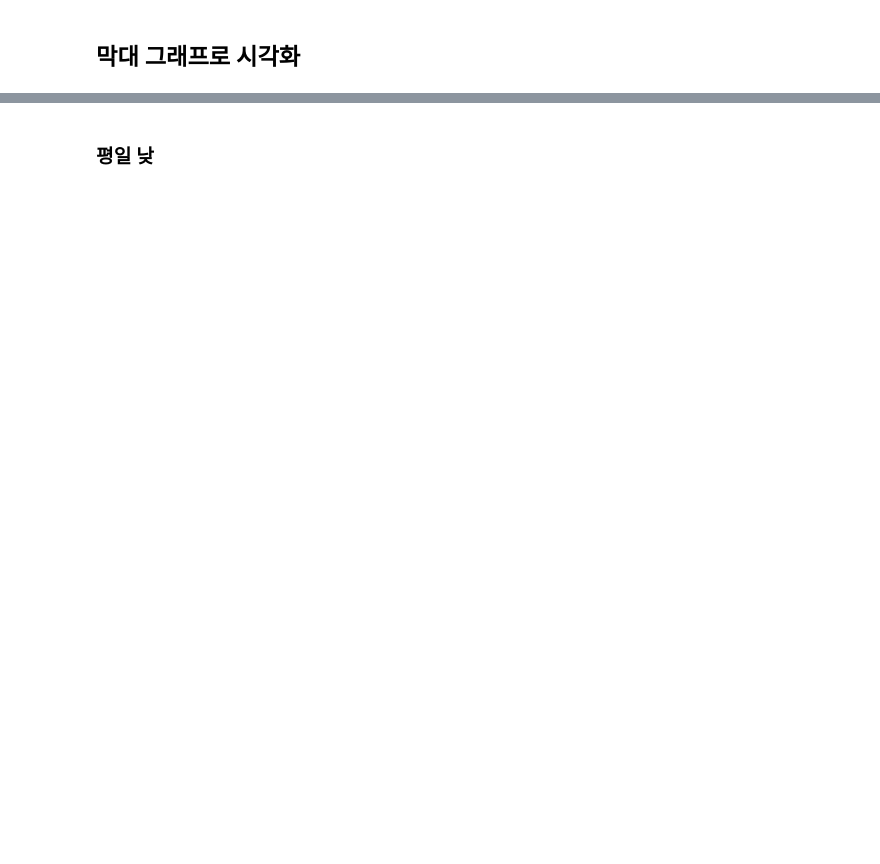
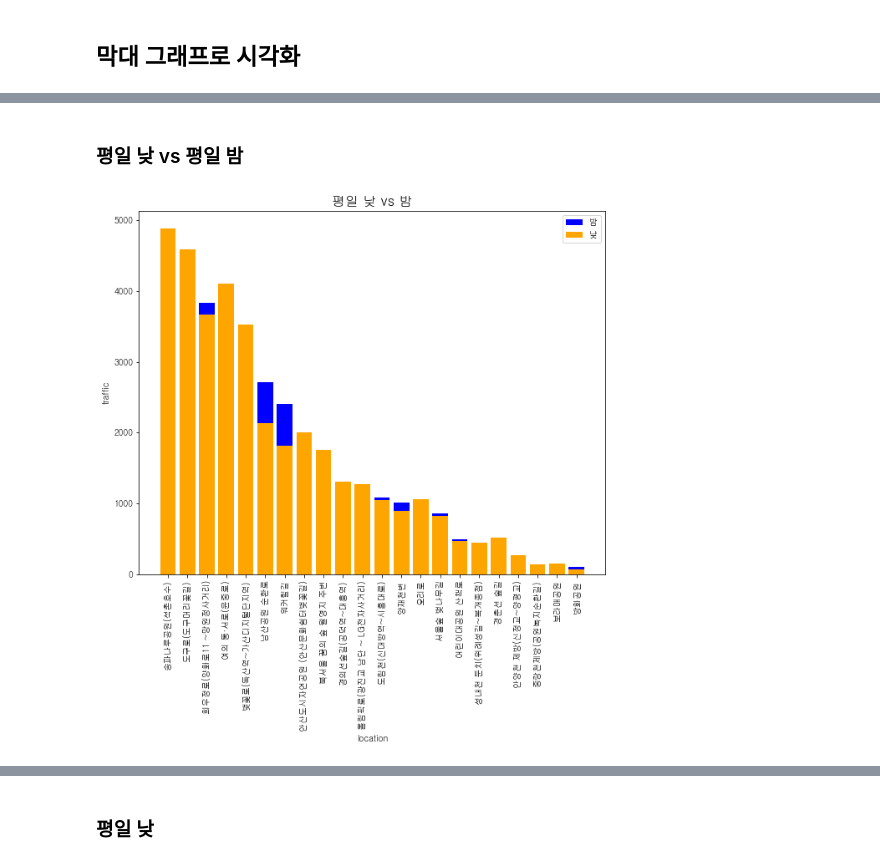
Before and after one commit to 05AM/cherry-blossom, a Jupyter notebook: 4_visualize_cherry_blossom_map.ipynb, the cells around one changed output, grey strips where cells are left out. Cells and saved outputs as stored; diff of their text form; code cells hidden in the pictures; blank space fills up the shorter version.

```diff
--- a/4_visualize_cherry_blossom_map.ipynb
+++ b/4_visualize_cherry_blossom_map.ipynb
@@ -89,0 +129,33 @@ data_average_weekend
+# %% [markdown]
+### 평일 낮 vs 평일 밤
+# %%
+import matplotlib.pyplot as plt
+from matplotlib import font_manager, rc
+
+# encoding
+font_path = "C:/Windows/Fonts/NGULIM.TTF"
+font = font_manager.FontProperties(fname=font_path).get_name()
+rc('font', family=font)
+
+data_average_weekday = data_average_weekday.sort_values(by='average_user_cnt_day', ascending=False)
+
+x = data_average_weekday['loc_name']
+y1 = data_average_weekday['average_user_cnt_day']
+y2 = data_average_weekday['average_user_cnt_night']
+
+plt.figure(figsize=(10, 8))
+plt.bar(x, y1, label="밤", color="blue")
+plt.bar(x, y2, label="낮", color="orange")
+
+# 그래프 제목과 축 레이블 설정
+plt.title('평일 낮 vs 밤', fontsize=16)
+plt.xlabel('location')
+plt.ylabel('traffic')
+plt.xticks(range(len(x)), x, rotation='vertical')
+plt.legend()
+
+plt.savefig('result/day_exit_traffic_weekday_day_vs_night1.png')
+
+plt.show()
+# %% [output]
+[figure, added]
```
Also changed, not shown: parts of 12 cells of this notebook, 10 other files.
